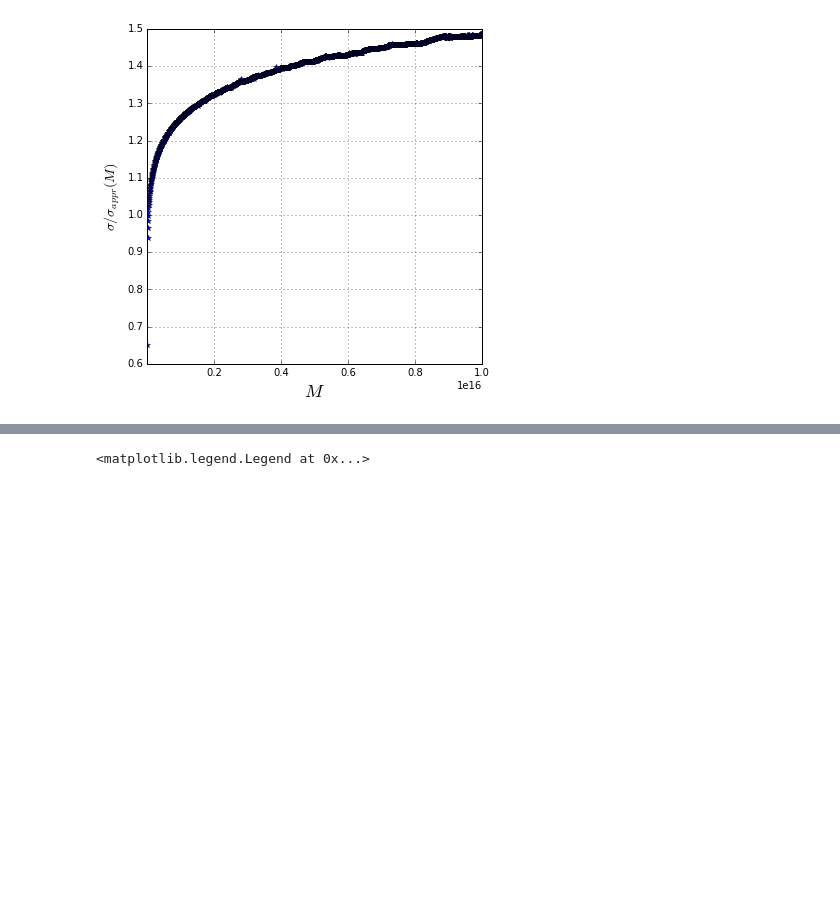
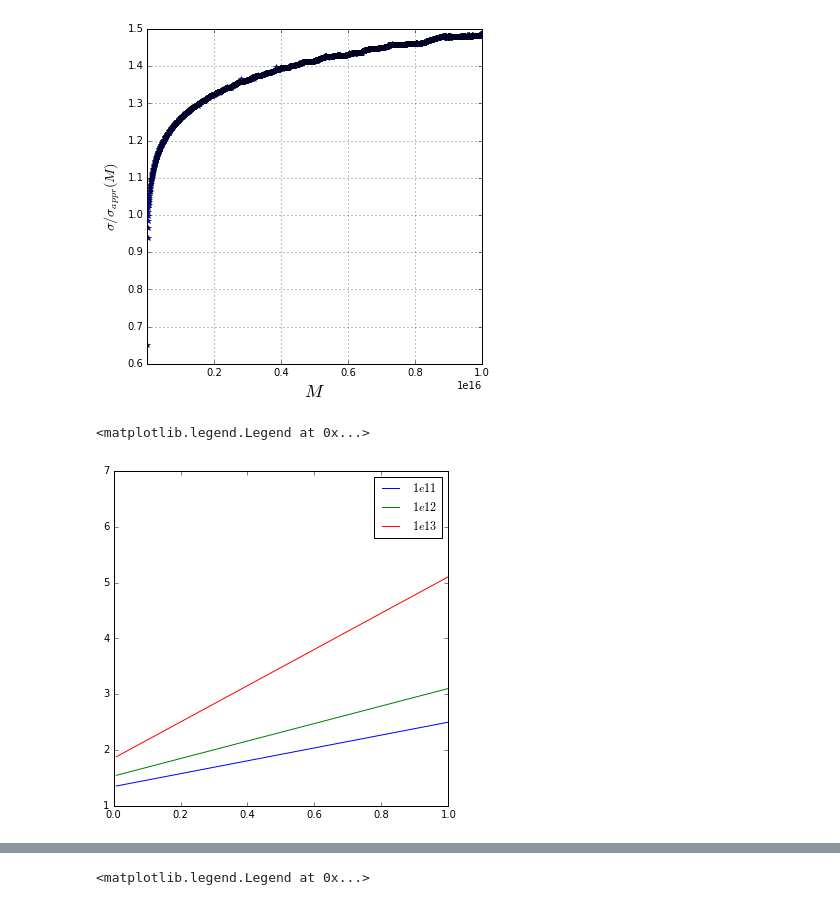
Before and after one commit to NATYML/Power-spectrum, a Jupyter notebook: CAMB/Bias.ipynb, the cells around one changed output, grey strips where cells are left out. Saved outputs shown, nothing was run; the diff lists cells and outputs as text; code cells hidden in the pictures; blank space fills up the shorter version.

```diff
--- a/CAMB/Bias.ipynb
+++ b/CAMB/Bias.ipynb
@@ -416,6 +425,18 @@ b_adj_1e13 = np.reshape( b_adj_1e13[3:L1],( (L1-3)/3,3 ))
 
 z = np.polyfit( b_adj_1e13[:,0], b_adj_1e13[:,2], deg = 1)
 bias_lineal_1e13 = np.poly1d(z)
+# %%
+
+plt.figure(figsize=(6,6))
+plt.plot( b_adj_1e11[:,0], bias_lineal_1e11(b_adj_1e11[:,0]),label="$1e11$")
+plt.plot( b_adj_1e11[:,0], bias_lineal_1e12(b_adj_1e11[:,0]),label="$1e12$")
+plt.plot( b_adj_1e11[:,0], bias_lineal_1e13(b_adj_1e11[:,0]),label="$1e13$")
+plt.xlim(0,1.0)
+#plt.legend(loc="upper left")
+plt.legend()
+# %% [output]
+<matplotlib.legend.Legend at 0x...>
+[figure, added]
 # %%
 
 plt.figure(figsize=(6,6))
```
Also changed, not shown: parts of 8 cells of this notebook.
